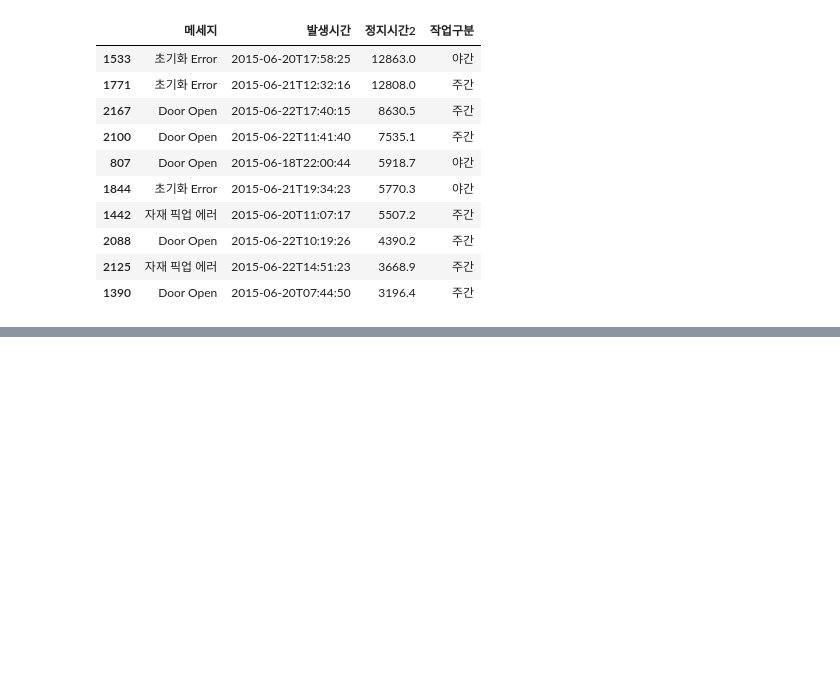
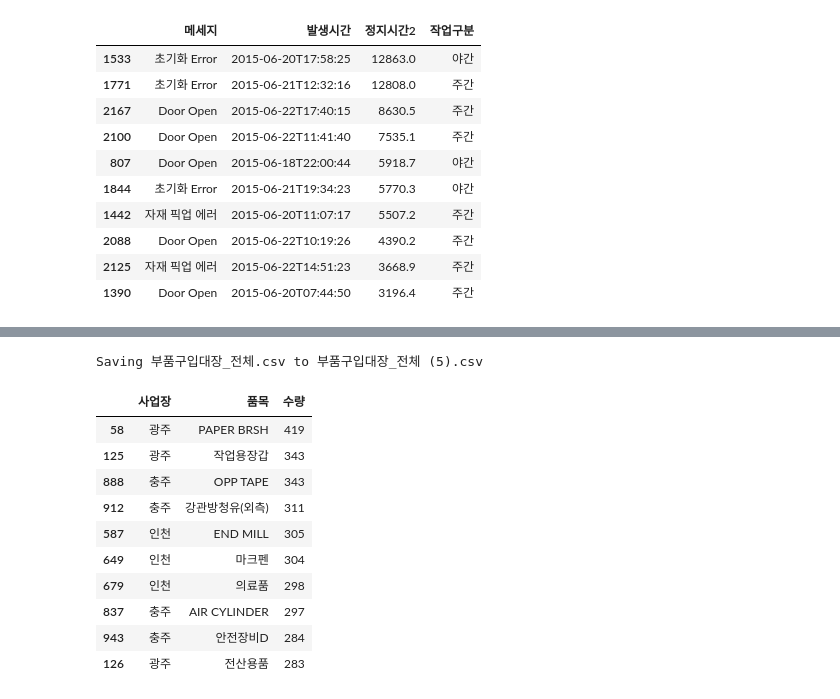
Before and after one commit to sm1118sm/DA, a Jupyter notebook: pandas.ipynb, the cells around one changed output, grey strips where cells are left out. Cells and saved outputs as stored; diff of their text form; code cells hidden in the pictures; blank space fills up the shorter version.

Commit message:
Colab을 통해 생성됨

```diff
--- a/pandas.ipynb
+++ b/pandas.ipynb
@@ -238,0 +261,9 @@ Saving 반도체_에러메시지.csv to 반도체_에러메시지 (14).csv
+# %%
+import pandas as pd
+from google.colab import files
+uploaded = files.upload()
+file_name = list(uploaded.keys())[0]
+file1 = pd.read_csv(file_name, encoding = 'CP949')
+file2 = file1.groupby(['사업장','품목'], as_index = False)['수량'].sum()
+file2.sort_values(['수량', '사업장'], ascending = [False, True]).head(10)
+# %% [output]
@@ -238,0 +271,12 @@ Saving 반도체_에러메시지.csv to 반도체_에러메시지 (14).csv
+Saving 부품구입대장_전체.csv to 부품구입대장_전체 (5).csv
+|  | 사업장 | 품목 | 수량 |
+| 58 | 광주 | PAPER BRSH | 419 |
+| 125 | 광주 | 작업용장갑 | 343 |
+| 888 | 충주 | OPP TAPE | 343 |
+| 912 | 충주 | 강관방청유(외측) | 311 |
+| 587 | 인천 | END MILL | 305 |
+| 649 | 인천 | 마크펜 | 304 |
+| 679 | 인천 | 의료품 | 298 |
+| 837 | 충주 | AIR CYLINDER | 297 |
+| 943 | 충주 | 안전장비D | 284 |
+| 126 | 광주 | 전산용품 | 283 |
```
Also changed, not shown: parts of 6 cells of this notebook.
